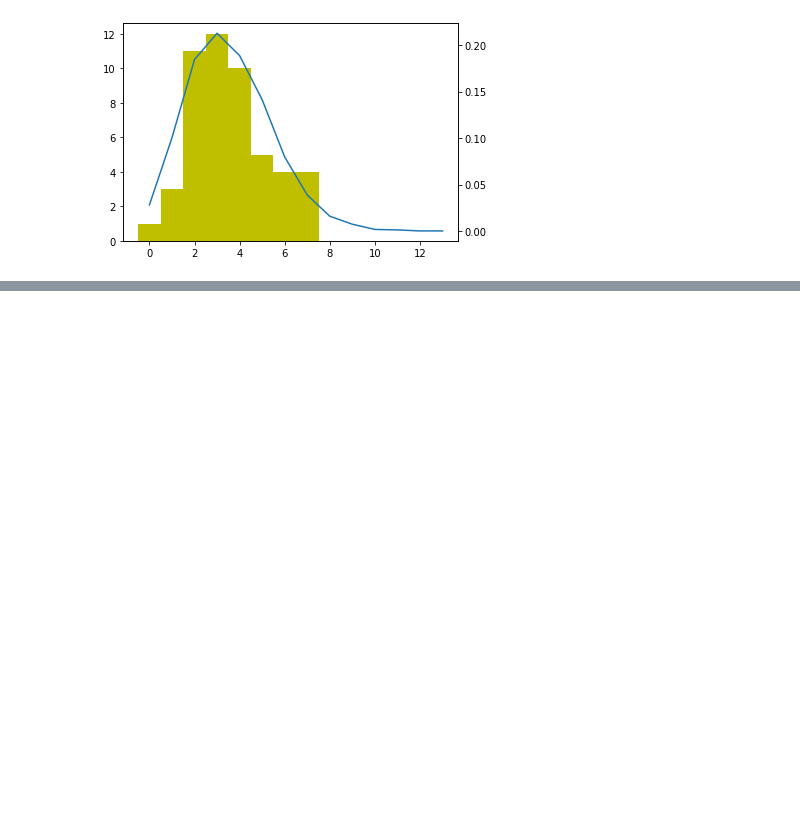
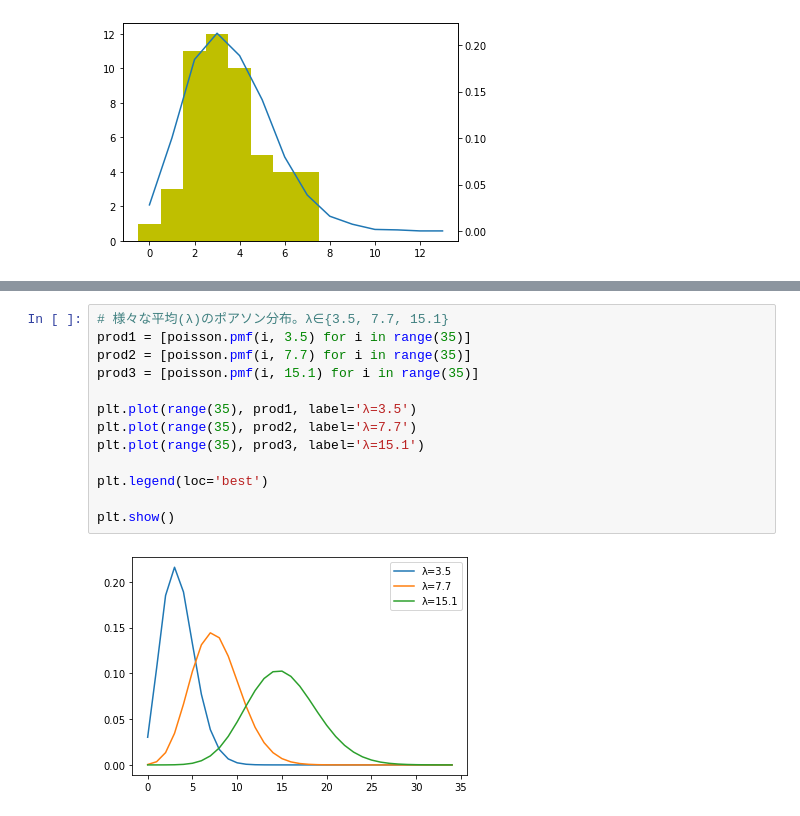
Before and after one commit to okodoon/statistics_study, a Jupyter notebook: StatisticsModelingForDataAnalysis/chapter2.ipynb, the cells around one changed output, grey strips where cells are left out. Cells and saved outputs as stored; diff of their text form; blank space fills up the shorter version.

```diff
--- a/StatisticsModelingForDataAnalysis/chapter2.ipynb
+++ b/StatisticsModelingForDataAnalysis/chapter2.ipynb
@@ -107,0 +128,15 @@ plt.show()
+# %%
+# 様々な平均(λ)のポアソン分布。λ∈{3.5, 7.7, 15.1}
+prod1 = [poisson.pmf(i, 3.5) for i in range(35)]
+prod2 = [poisson.pmf(i, 7.7) for i in range(35)]
+prod3 = [poisson.pmf(i, 15.1) for i in range(35)]
+
+plt.plot(range(35), prod1, label='λ=3.5')
+plt.plot(range(35), prod2, label='λ=7.7')
+plt.plot(range(35), prod3, label='λ=15.1')
+
+plt.legend(loc='best')
+
+plt.show()
+# %% [output]
+[figure, added]
```
Also changed, not shown: parts of 4 cells of this notebook.
